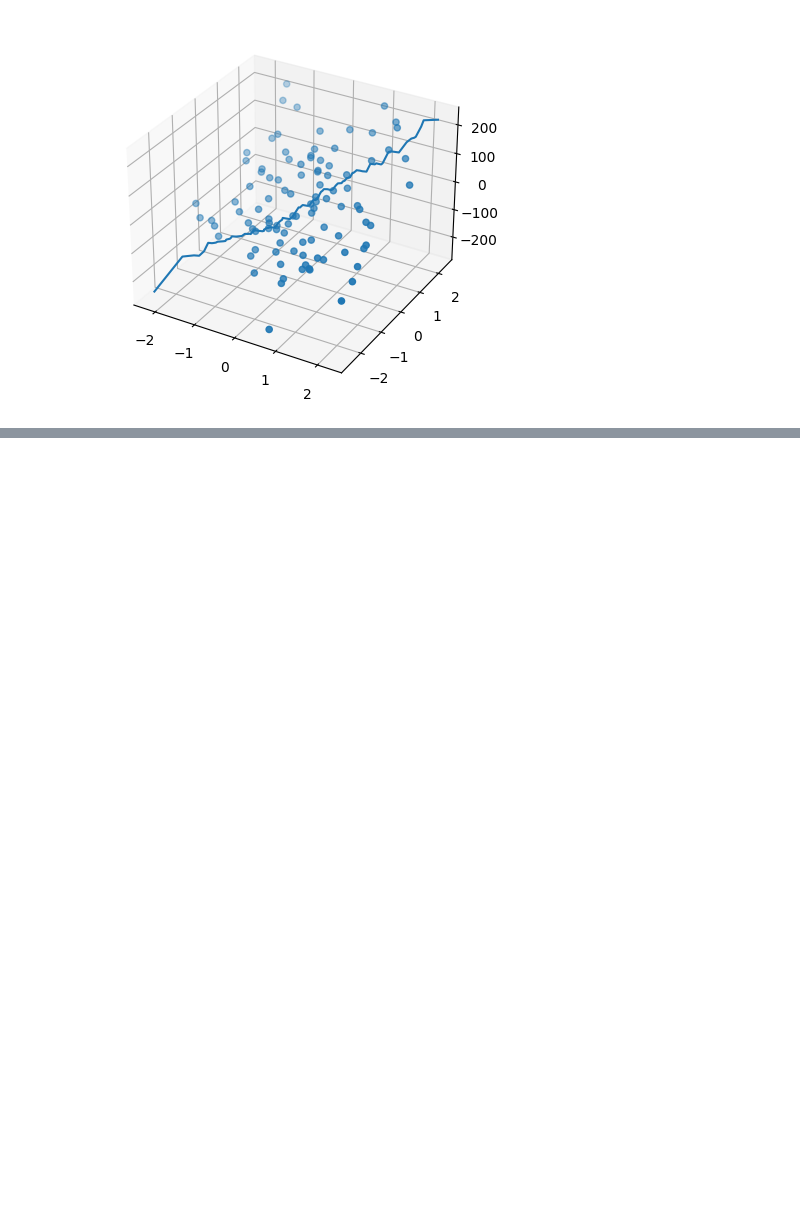
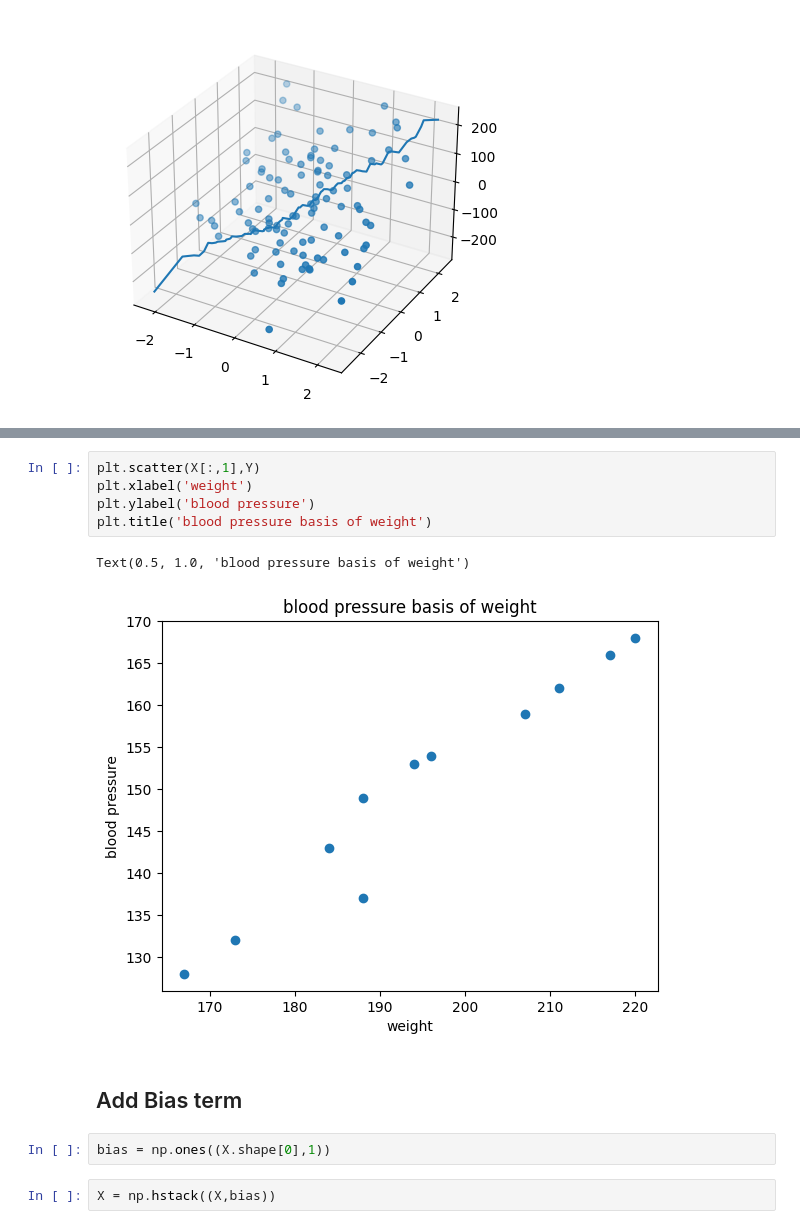
Before and after one commit to SuddhaswattaMaityUK/linear-regression, a Jupyter notebook: LinearRegression.ipynb, the cells around one changed output, grey strips where cells are left out. Saved outputs shown, nothing was run; the diff lists cells and outputs as text; blank space fills up the shorter version.

```diff
--- a/LinearRegression.ipynb
+++ b/LinearRegression.ipynb
@@ -289,0 +335,14 @@ Systolic Blood Pressure
+# %%
+plt.scatter(X[:,1],Y)
+plt.xlabel('weight')
+plt.ylabel('blood pressure')
+plt.title('blood pressure basis of weight')
+# %% [output]
+Text(0.5, 1.0, 'blood pressure basis of weight')
+[figure, added]
+# %% [markdown]
+## Add Bias term
+# %%
+bias = np.ones((X.shape[0],1))
+# %%
+X = np.hstack((X,bias))
```
Also changed, not shown: parts of 17 cells of this notebook.
